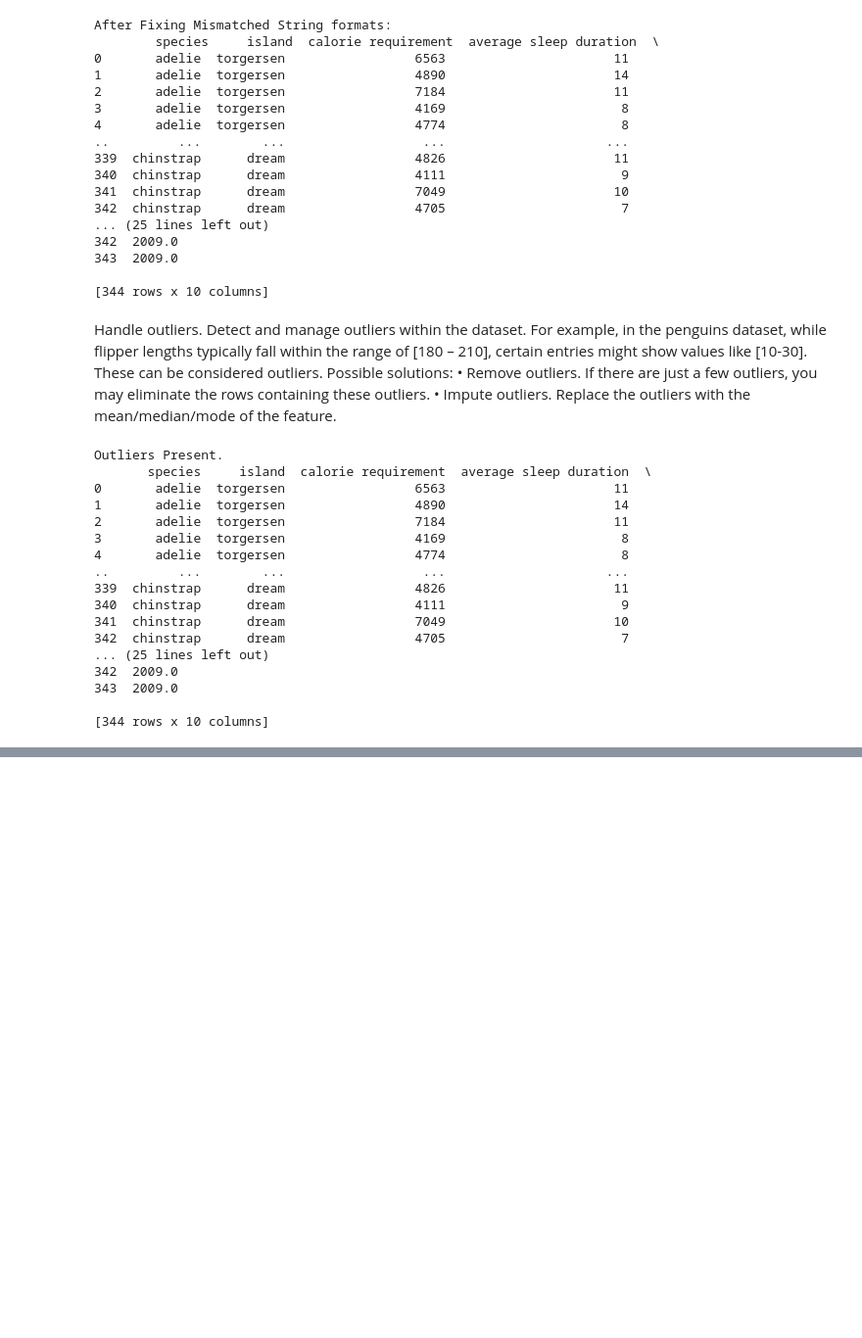
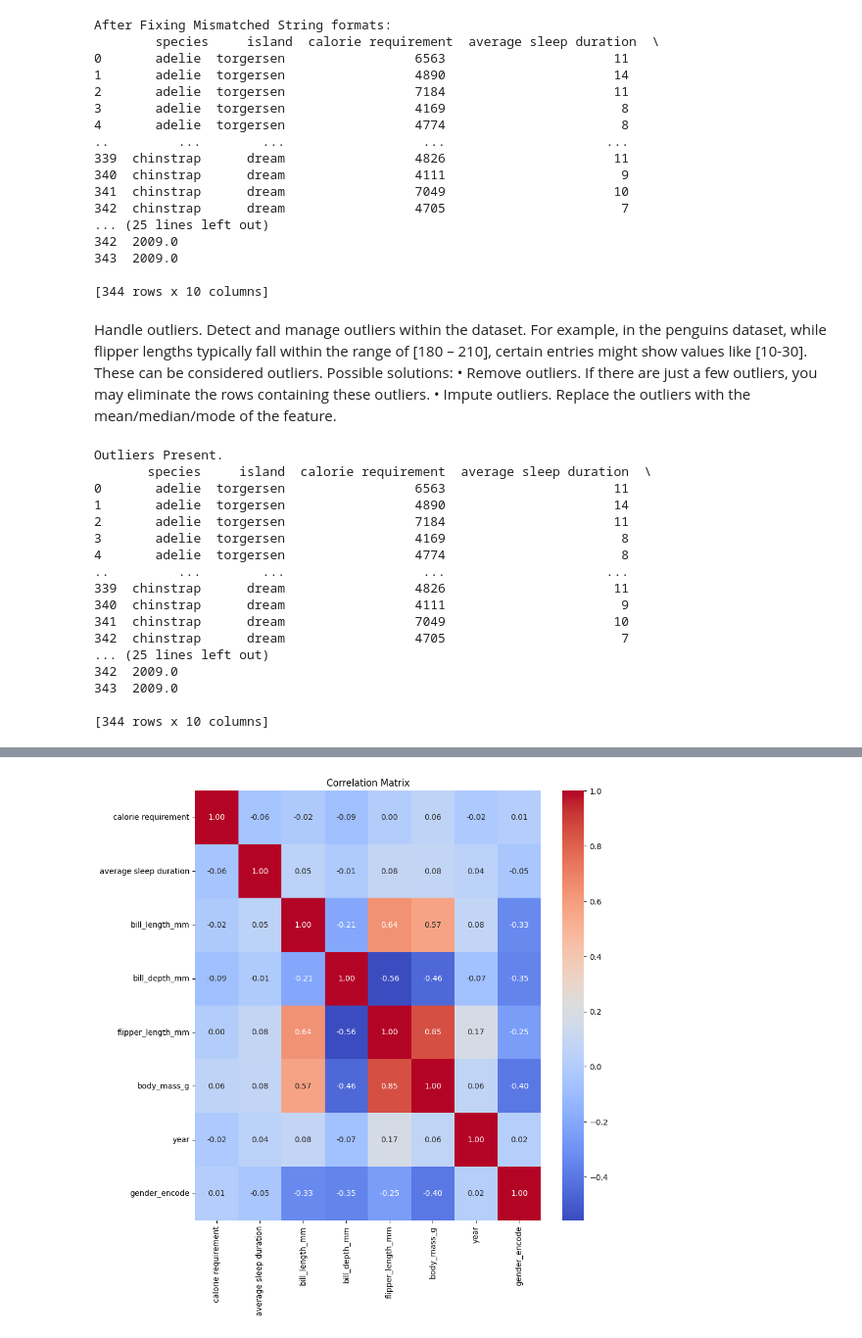
Before and after one commit to abhiiiinair24/ML_Assignment1, a Jupyter notebook: ML_Assignment_1.ipynb, the cells around one changed output, grey strips where cells are left out. Shown: that part at 98% size. Cells and saved outputs as stored; diff of their text form; code cells hidden in the pictures; blank space fills up the shorter version.

```diff
--- a/ML_Assignment_1.ipynb
+++ b/ML_Assignment_1.ipynb
@@ -53,7 +55,7 @@ columns have missing values or suspicious values?
 # %%
-print('Statistics : \n',df.describe())
+print('Statistics : \n',copydf.describe())
 
-missingCountpercolumnssum = df.isnull().sum()
+missingCountpercolumnssum = copydf.isnull().sum()
 print('Missing column wise value: \n',missingCountpercolumnssum)
 
 #We can see that the number of missing values in the columns are pretty large and hence not very ideal to drop them
@@ -62,15 +64,15 @@ print('Missing column wise value: \n',missingCountpercolumnssum)
 #From the above i can see i have 3 columns with datatype as object
 #Iterate over the dataset and change numerical values with mean/median and categorical values with mode().
 
-for colTraverse in df.columns:
-  if df[colTraverse].dtype == 'object':
-    df[colTraverse].fillna(df[colTraverse].mode()[0],inplace=True)
+for colTraverse in copydf.columns:
+  if copydf[colTraverse].dtype == 'object':
+    copydf[colTraverse].fillna(copydf[colTraverse].mode()[0],inplace=True)
   else:
-    df[colTraverse].fillna(df[colTraverse].mean(),inplace=True)
+    copydf[colTraverse].fillna(copydf[colTraverse].mean(),inplace=True)
 
 #print('Updated: \n',df)
 
-missingCountpercolumnssumupdated = df.isnull().sum()
+missingCountpercolumnssumupdated = copydf.isnull().sum()
 print('Cross verifying null values if exists now or not: \n',missingCountpercolumnssumupdated)
 # %% [output]
 Statistics :
@@ -108,14 +110,14 @@ For example, in the penguins dataset, the "Species" feature might appear as "Ade
 "adelie," both of which refer to the same penguin species. These variations should be
 standardized to a consistent format such as "Adelie" or "adelie".
 # %%
-for colTraverse in df.columns:
-  if df[colTraverse].dtype == 'object':
-    df[colTraverse] = df[colTraverse].astype(str).str.lower().str.strip()
+for colTraverse in copydf.columns:
+  if copydf[colTraverse].dtype == 'object':
+    copydf[colTraverse] = copydf[colTraverse].astype(str).str.lower().str.strip()
 
 #Converting all the categorical values to small case and removing the extra spaces or anything so that
 #it becomes more meaningful and classifies properly.
 
-print ('After Fixing Mismatched String formats: \n',df)
+print ('After Fixing Mismatched String formats: \n',copydf)
 # %% [output]
 After Fixing Mismatched String formats:
         species     island  calorie requirement  average sleep duration  \
@@ -146,7 +148,7 @@ these outliers.
 #print(df.dtypes)
 
 ##USed in selecting both int and float values.
-numericalVal = df.select_dtypes(include=[np.number])
+numericalVal = copydf.select_dtypes(include=[np.number])
 
 #print(numericalVal)
 
@@ -173,10 +175,10 @@ else:
 
 for colTraverse in numericalVal.columns:
   if outliers[colTraverse].any():
-    meanval = df[colTraverse].mean()
-    df.loc[outliers[colTraverse],colTraverse] = meanval
+    meanval = copydf[colTraverse].mean()
+    copydf.loc[outliers[colTraverse],colTraverse] = meanval
 
-print(df)
+print(copydf)
 # %% [output]
 Outliers Present.
        species     island  calorie requirement  average sleep duration  \
@@ -197,0 +205,14 @@ Outliers Present.
+# %%
+# 7. Data Visualization
+# Used matplotlib.pyplot as plt to plot heatmap
+
+# Selecting columns which in in int of float which can be represented in heatmap
+numerical_df = copydf.select_dtypes(include=['int64', 'float64'])
+
+# Ploting Graph
+plt.figure(figsize=(10,10))
+sns.heatmap(numerical_df.corr(), annot=True, cmap="coolwarm", fmt=".2f")
+plt.title("Correlation Matrix")
+plt.show()
+# %% [output]
+[figure, added]
```
Also changed, not shown: parts of 21 cells of this notebook.
